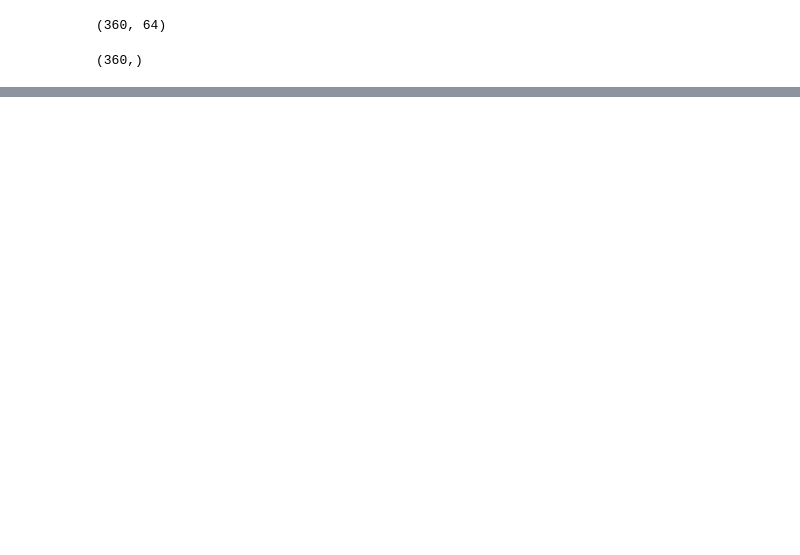
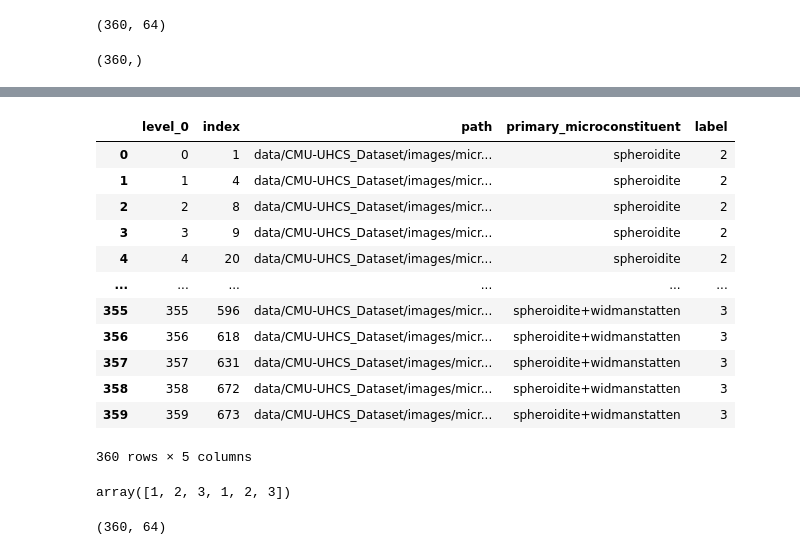
Before and after one commit to stevengogogo/ECEN649_Pattern-Recognition, a Jupyter notebook: hw/hw4_p6-12.ipynb, the cells around one changed output, grey strips where cells are left out. Drawn from its saved outputs; the diff is of its cells as text; code cells hidden in the pictures; blank space fills up the shorter version.

```diff
--- a/hw/hw4_p6-12.ipynb
+++ b/hw/hw4_p6-12.ipynb
@@ -269,0 +442,25 @@ ValueError: Unknown label type: 'unknown'
+# %%
+d.reset_index()
+# %% [output]
+|  | level_0 | index | path | primary_microconstituent | label |
+| 0 | 0 | 1 | data/CMU-UHCS_Dataset/images/micr... | spheroidite | 2 |
+| 1 | 1 | 4 | data/CMU-UHCS_Dataset/images/micr... | spheroidite | 2 |
+| 2 | 2 | 8 | data/CMU-UHCS_Dataset/images/micr... | spheroidite | 2 |
+| 3 | 3 | 9 | data/CMU-UHCS_Dataset/images/micr... | spheroidite | 2 |
+| 4 | 4 | 20 | data/CMU-UHCS_Dataset/images/micr... | spheroidite | 2 |
+| ... | ... | ... | ... | ... | ... |
+| 355 | 355 | 596 | data/CMU-UHCS_Dataset/images/micr... | spheroidite+widmanstatten | 3 |
+| 356 | 356 | 618 | data/CMU-UHCS_Dataset/images/micr... | spheroidite+widmanstatten | 3 |
+| 357 | 357 | 631 | data/CMU-UHCS_Dataset/images/micr... | spheroidite+widmanstatten | 3 |
+| 358 | 358 | 672 | data/CMU-UHCS_Dataset/images/micr... | spheroidite+widmanstatten | 3 |
+| 359 | 359 | 673 | data/CMU-UHCS_Dataset/images/micr... | spheroidite+widmanstatten | 3 |
+360 rows × 5 columns
+# %%
+a = np.array([1,2,3])
+np.concatenate((a,a))
+# %% [output]
+array([1, 2, 3, 1, 2, 3])
+# %%
+features_train["block1_pool"].shape
+# %% [output]
+(360, 64)
```
Also changed, not shown: parts of 27 cells of this notebook.
